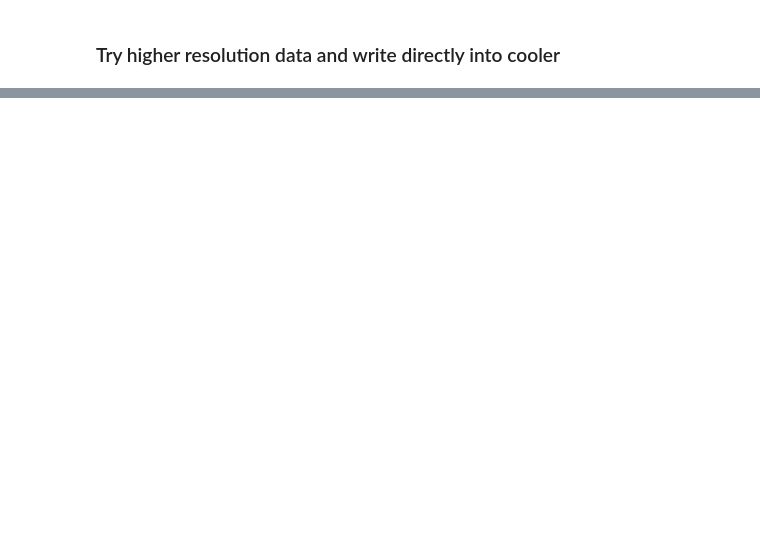
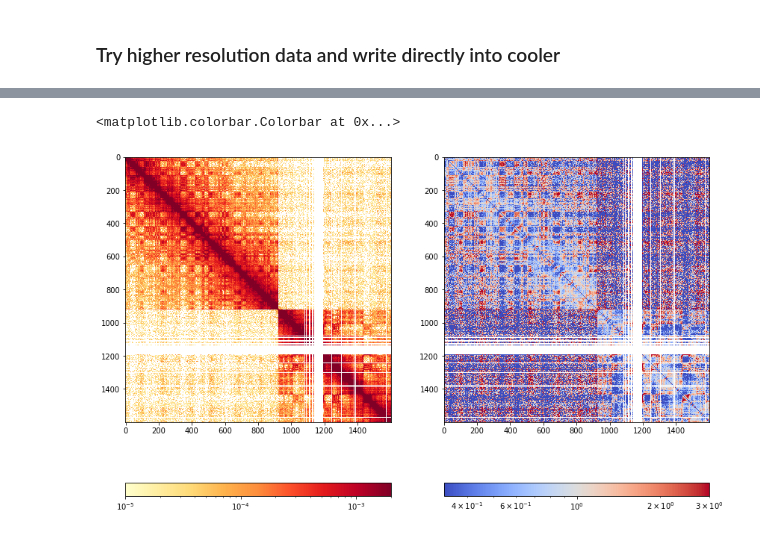
Before and after one commit to open2c/cooltools, a Jupyter notebook: cooltools/sandbox/observed_over_expected_example.ipynb, the cells around one changed output, grey strips where cells are left out. Drawn from its saved outputs; the diff is of its cells as text; code cells hidden in the pictures; blank space fills up the shorter version.

```diff
--- a/cooltools/sandbox/observed_over_expected_example.ipynb
+++ b/cooltools/sandbox/observed_over_expected_example.ipynb
@@ -116,8 +158,8 @@ plt.colorbar(img,ax=axs[1],orientation="horizontal")
 # %% [markdown]
 ### Try higher resolution data and write directly into cooler
 # %%
-# try 10kb ...
-clr = cooler.Cooler('./test.mcool::/resolutions/10000')
+# try 100kb ...
+clr = cooler.Cooler('./test.mcool::/resolutions/100000')
 # %%
 # generate bins table with weights=1, and NaN for bad bins ...
 bins_oe = clr.bins()[:]
@@ -175,28 +218,31 @@ INFO:cooler.create:Writing pixels
 # %%
 # plot observed and stitched obs/exp side by side directly from the new cooler
-istart, iend = 23_000, 25_000
+istart, iend = 1_500, 3_100
 obs = clr.matrix()[istart:iend, istart:iend]
 obs_exp = cooler.Cooler("fun.cool").matrix(field="oe")[istart:iend, istart:iend]
 
 f,axs = plt.subplots(1,2,figsize=(14,10))
 img = axs[0].imshow(
     obs,
     interpolation="none",
     cmap="YlOrRd",
-    norm=colors.LogNorm(vmin=0.00005,vmax=0.01)
+    norm=colors.LogNorm(vmin=0.00001,vmax=0.002)
 )
 plt.colorbar(img,ax=axs[0],orientation="horizontal")
 
 # make sure zeros are displayed as "lowest" obs/exp according to the colormap
 cm = plt.cm.get_cmap("coolwarm")
 cm.set_under(cm(0))
 
 img = axs[1].imshow(
     obs_exp+10**-8,
     interpolation="none",
     cmap=cm,
-    norm=colors.LogNorm(vmin=0.4,vmax=2.5)
+    norm=colors.LogNorm(vmin=0.33,vmax=3)
     # add color to the "under" - to avoid adding "floor" to obs_exp
     #
 )
 plt.colorbar(img,ax=axs[1],orientation="horizontal")
+# %% [output]
+<matplotlib.colorbar.Colorbar at 0x...>
+[figure, added]
```
Also changed, not shown: parts of 11 cells of this notebook, 1 other file.
